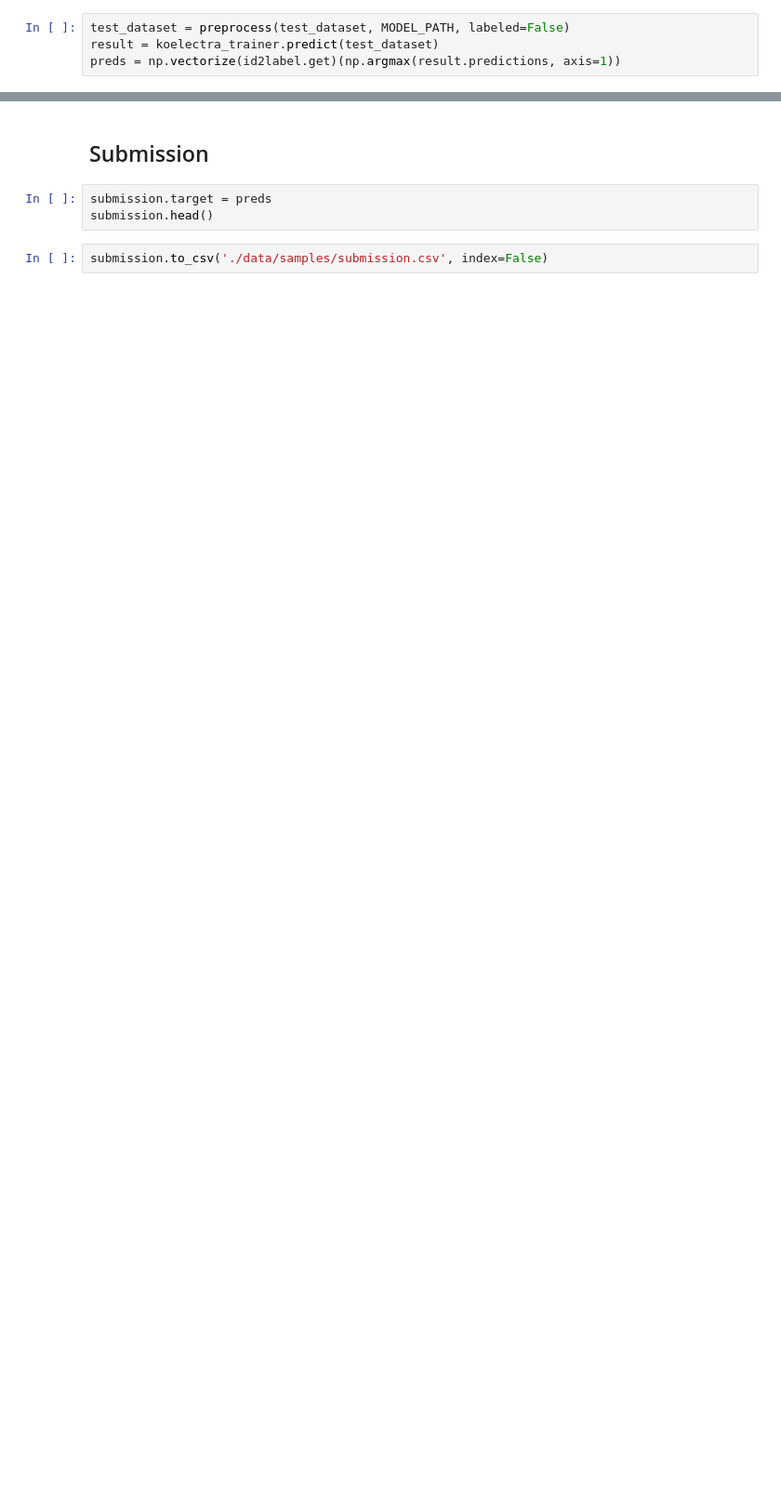
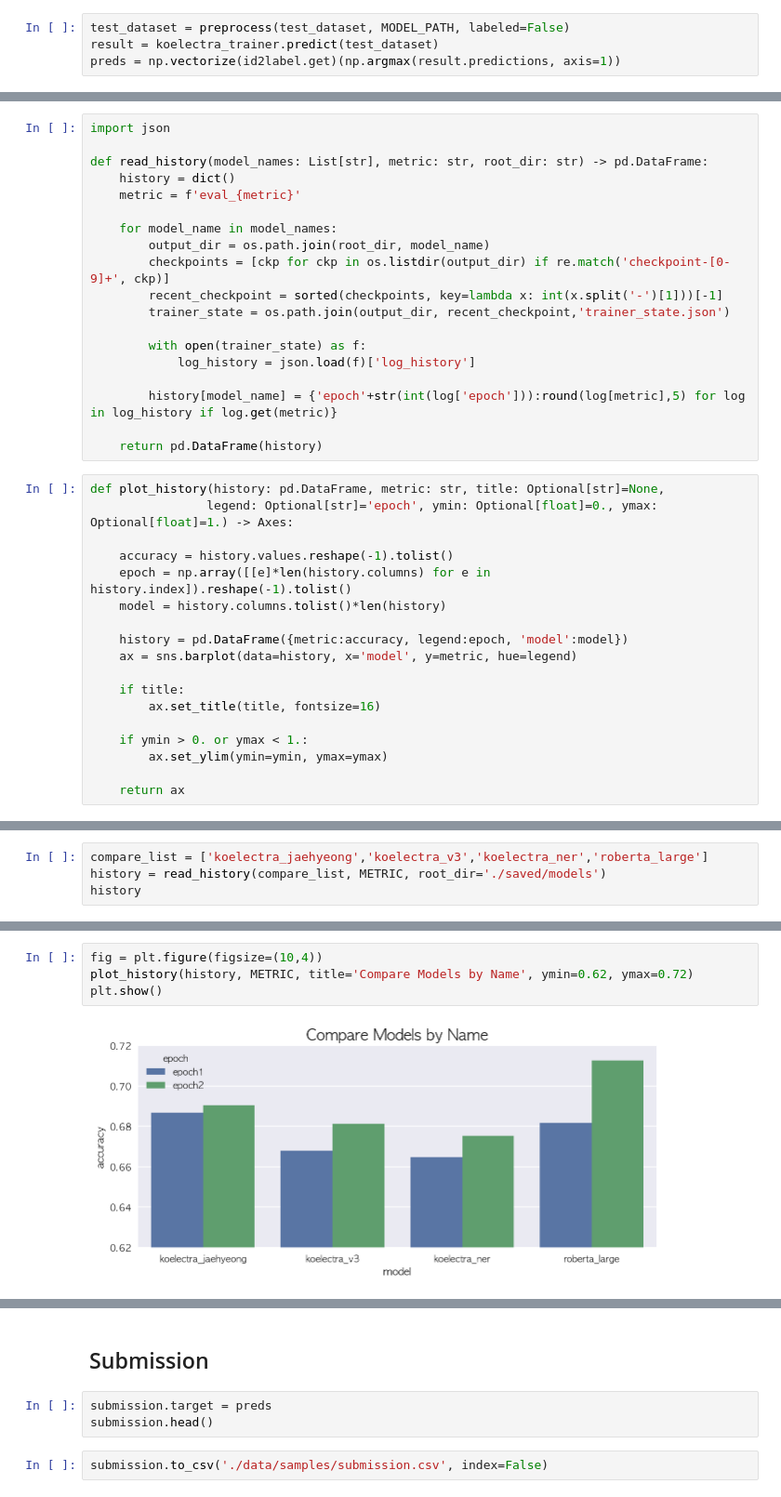
Before and after one commit to minyeamer/auto-raiting, a Jupyter notebook: README.ipynb, the cells around one changed output, grey strips where cells are left out. Shown at 93% size. Cells and saved outputs as stored; diff of their text form; blank space fills up the shorter version.

```diff
--- a/README.ipynb
+++ b/README.ipynb
@@ -430,0 +505,37 @@ preds = np.vectorize(id2label.get)(np.argmax(result.predictions, axis=1))
+# %%
+import json
+
+def read_history(model_names: List[str], metric: str, root_dir: str) -> pd.DataFrame:
+    history = dict()
+    metric = f'eval_{metric}'
+
+    for model_name in model_names:
+        output_dir = os.path.join(root_dir, model_name)
+        checkpoints = [ckp for ckp in os.listdir(output_dir) if re.match('checkpoint-[0-9]+', ckp)]
+        recent_checkpoint = sorted(checkpoints, key=lambda x: int(x.split('-')[1]))[-1]
+        trainer_state = os.path.join(output_dir, recent_checkpoint,'trainer_state.json')
+
+        with open(trainer_state) as f:
+            log_history = json.load(f)['log_history']
+
+        history[model_name] = {'epoch'+str(int(log['epoch'])):round(log[metric],5) for log in log_history if log.get(metric)}
+
+    return pd.DataFrame(history)
+# %%
+def plot_history(history: pd.DataFrame, metric: str, title: Optional[str]=None,
+                legend: Optional[str]='epoch', ymin: Optional[float]=0., ymax: Optional[float]=1.) -> Axes:
+
+    accuracy = history.values.reshape(-1).tolist()
+    epoch = np.array([[e]*len(history.columns) for e in history.index]).reshape(-1).tolist()
+    model = history.columns.tolist()*len(history)
+
+    history = pd.DataFrame({metric:accuracy, legend:epoch, 'model':model})
+    ax = sns.barplot(data=history, x='model', y=metric, hue=legend)
+
+    if title:
+        ax.set_title(title, fontsize=16)
+
+    if ymin > 0. or ymax < 1.:
+        ax.set_ylim(ymin=ymin, ymax=ymax)
+
+    return ax
@@ -430,0 +544,4 @@ preds = np.vectorize(id2label.get)(np.argmax(result.predictions, axis=1))
+# %%
+compare_list = ['koelectra_jaehyeong','koelectra_v3','koelectra_ner','roberta_large']
+history = read_history(compare_list, METRIC, root_dir='./saved/models')
+history
@@ -430,0 +552,6 @@ preds = np.vectorize(id2label.get)(np.argmax(result.predictions, axis=1))
+# %%
+fig = plt.figure(figsize=(10,4))
+plot_history(history, METRIC, title='Compare Models by Name', ymin=0.62, ymax=0.72)
+plt.show()
+# %% [output]
+[figure, added]
```
Also changed, not shown: parts of 39 cells of this notebook.
